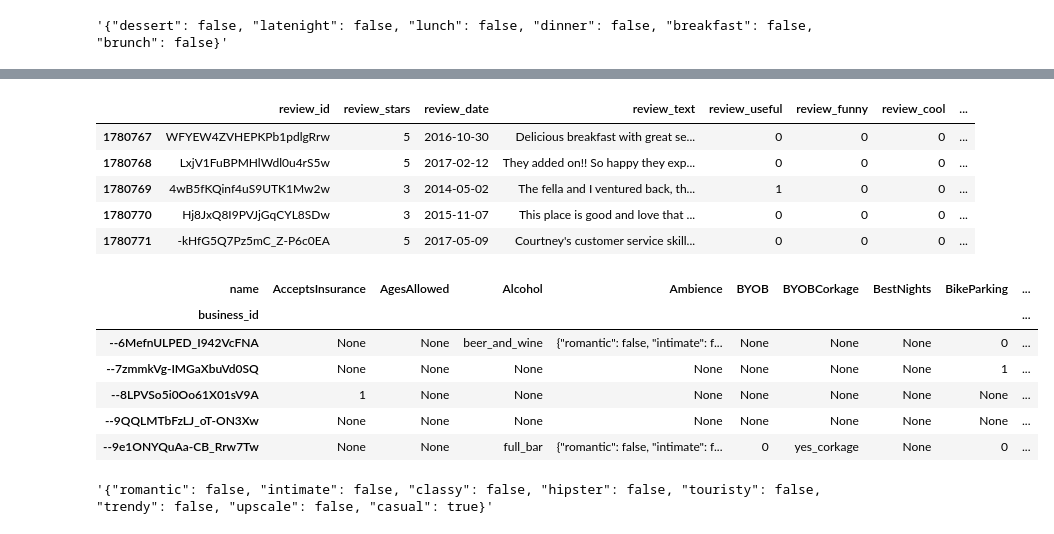
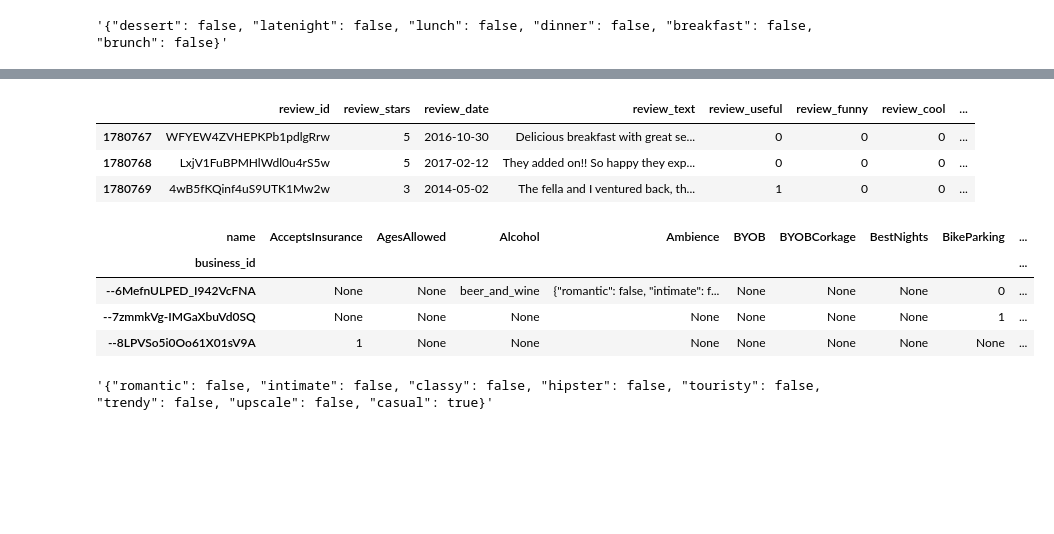
Before and after one commit to Ajinth/Recommender-System, a Jupyter notebook: Code/Yelp_Recommender_System.ipynb, the cells around one changed output, grey strips where cells are left out. Saved outputs shown, nothing was run; the diff lists cells and outputs as text; code cells hidden in the pictures; blank space fills up the shorter version.

```diff
--- a/Code/Yelp_Recommender_System.ipynb
+++ b/Code/Yelp_Recommender_System.ipynb
@@ -1189,26 +1098,22 @@ WiFi                        no
 Name: value, Length: 611, dtype: int64
 # %%
 '''Reviewing the reviews dataframe for SC: '''
-review_sc.head()
+review_sc.head(3)
 # %% [output]
 |  | review_id | review_stars | review_date | review_text | review_useful | review_funny | review_cool | ... |
 | 1780767 | WFYEW4ZVHEPKPb1pdlgRrw | 5 | 2016-10-30 | Delicious breakfast with great se... | 0 | 0 | 0 | ... |
 | 1780768 | LxjV1FuBPMHlWdl0u4rS5w | 5 | 2017-02-12 | They added on!! So happy they exp... | 0 | 0 | 0 | ... |
 | 1780769 | 4wB5fKQinf4uS9UTK1Mw2w | 3 | 2014-05-02 | The fella and I ventured back, th... | 1 | 0 | 0 | ... |
-| 1780770 | Hj8JxQ8I9PVJjGqCYL8SDw | 3 | 2015-11-07 | This place is good and love that ... | 0 | 0 | 0 | ... |
-| 1780771 | -kHfG5Q7Pz5mC_Z-P6c0EA | 5 | 2017-05-09 | Courtney's customer service skill... | 0 | 0 | 0 | ... |
 # %%
 restaurant_attributes = attribute_df.pivot(index='business_id', columns='name', values='value' )
 # %%
-restaurant_attributes.head()
+restaurant_attributes.head(3)
 # %% [output]
 | name | AcceptsInsurance | AgesAllowed | Alcohol | Ambience | BYOB | BYOBCorkage | BestNights | BikeParking | ... |
 | business_id |  |  |  |  |  |  |  |  | ... |
 | --6MefnULPED_I942VcFNA | None | None | beer_and_wine | {"romantic": false, "intimate": f... | None | None | None | 0 | ... |
 | --7zmmkVg-IMGaXbuVd0SQ | None | None | None | None | None | None | None | 1 | ... |
 | --8LPVSo5i0Oo61X01sV9A | 1 | None | None | None | None | None | None | None | ... |
-| --9QQLMTbFzLJ_oT-ON3Xw | None | None | None | None | None | None | None | None | ... |
-| --9e1ONYQuAa-CB_Rrw7Tw | None | None | full_bar | {"romantic": false, "intimate": f... | 0 | yes_corkage | None | 0 | ... |
 # %%
 '''Validating some of the columns where the values are stored as a dictionary'''
 restaurant_attributes['Ambience'][0]
```
Also changed, not shown: parts of 32 cells of this notebook.
